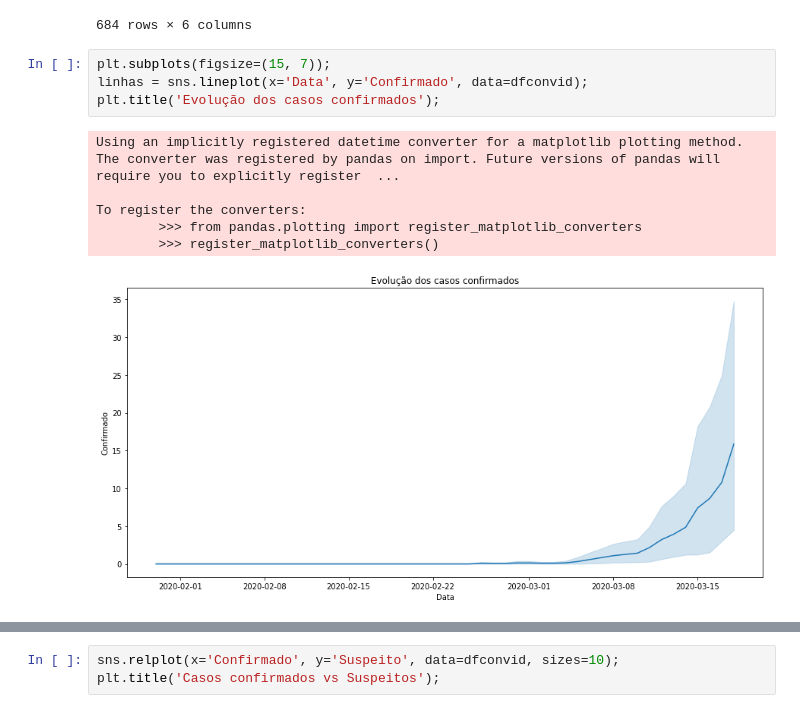
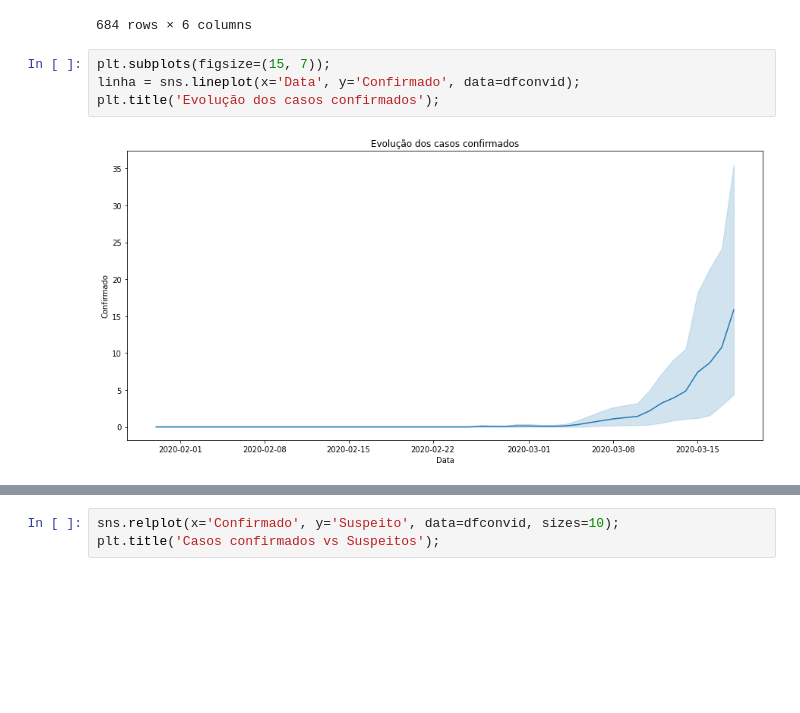
Before and after one commit to pedrodatascientist/Cienciadedados, a Jupyter notebook: Corona_virus.ipynb, the cells around one changed output, grey strips where cells are left out. Drawn from its saved outputs; the diff is of its cells as text; blank space fills up the shorter version.

```diff
--- a/Corona_virus.ipynb
+++ b/Corona_virus.ipynb
@@ -84,15 +84,10 @@ dfconvid
 684 rows × 6 columns
 # %%
 plt.subplots(figsize=(15, 7));
-linhas = sns.lineplot(x='Data', y='Confirmado', data=dfconvid);
+linha = sns.lineplot(x='Data', y='Confirmado', data=dfconvid);
 plt.title('Evolução dos casos confirmados');
 # %% [output]
-Using an implicitly registered datetime converter for a matplotlib plotting method. The converter was registered by pandas on import. Future versions of pandas will require you to explicitly register  ...
-
-To register the converters:
-        >>> from pandas.plotting import register_matplotlib_converters
-        >>> register_matplotlib_converters()
-[figure, old version]
+[figure, new version]
 # %%
 df2 = dfconvid[dfconvid['Data'] > '2020-03-01']
 plt.subplots(figsize=(18, 9));
```
Also changed, not shown: parts of 1 cell of this notebook.
